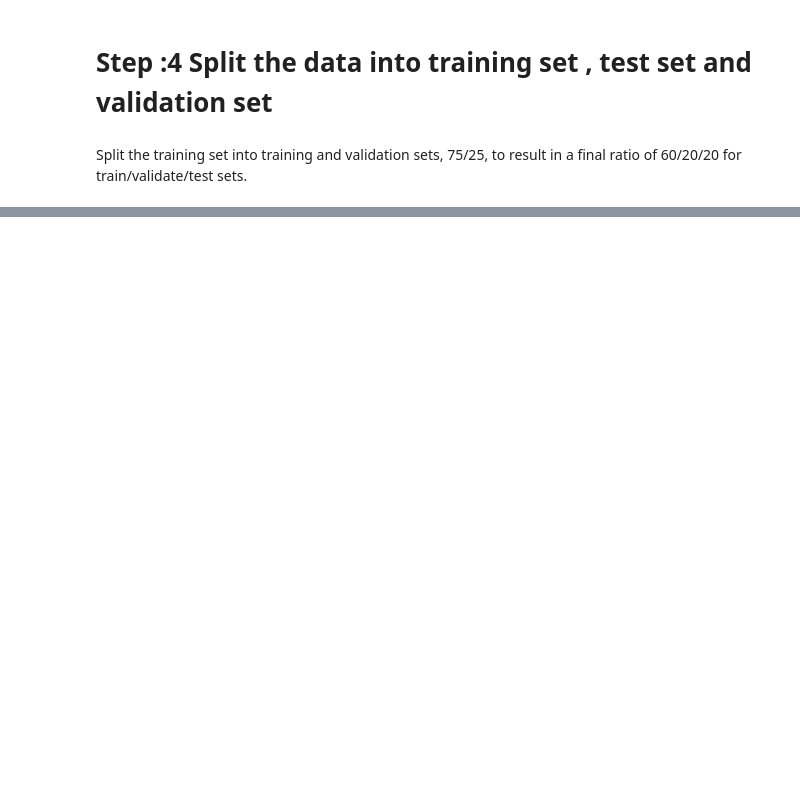
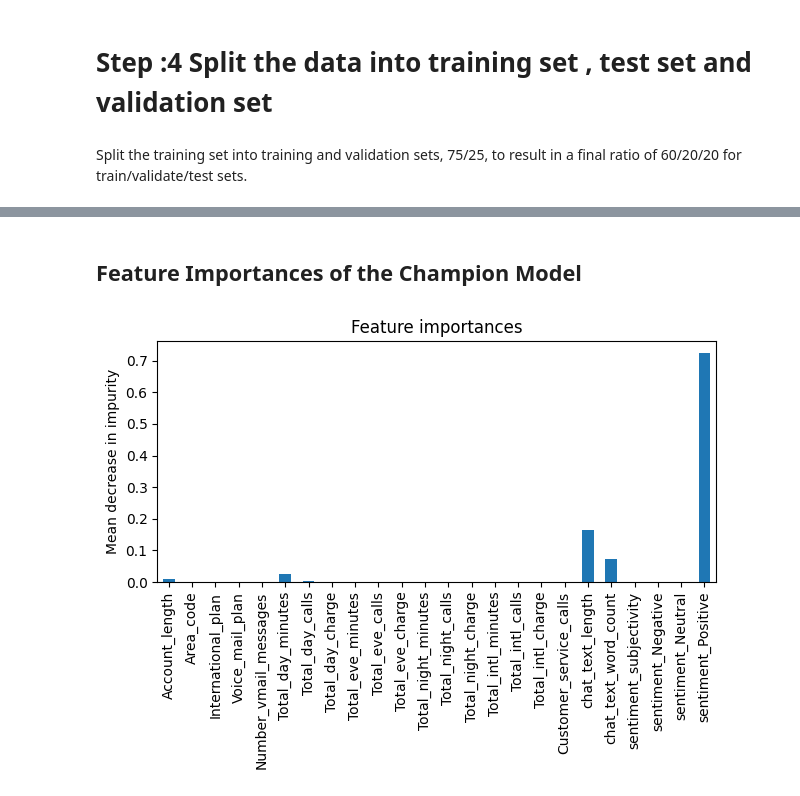
Before and after one commit to IamMayur95/Telecom-User-Churn, a Jupyter notebook: research/trials.ipynb, the cells around one changed output, grey strips where cells are left out. Saved outputs shown, nothing was run; the diff lists cells and outputs as text; code cells hidden in the pictures; blank space fills up the shorter version.

```diff
--- a/research/trials.ipynb
+++ b/research/trials.ipynb
@@ -302,0 +519,13 @@ X_train.shape, X_val.shape, X_test.shape, y_train.shape, y_val.shape, y_test.sha
+# %% [markdown]
+## Feature Importances of the Champion Model
+# %%
+importances = xgb_cv.best_estimator_.feature_importances_
+rf_importances = pd.Series(importances, index=X_test.columns)
+
+fig, ax = plt.subplots()
+rf_importances.plot.bar(ax=ax)
+ax.set_title('Feature importances')
+ax.set_ylabel('Mean decrease in impurity')
+fig.tight_layout()
+# %% [output]
+[figure, added]
```
Also changed, not shown: parts of 35 cells of this notebook, 1 other file.
